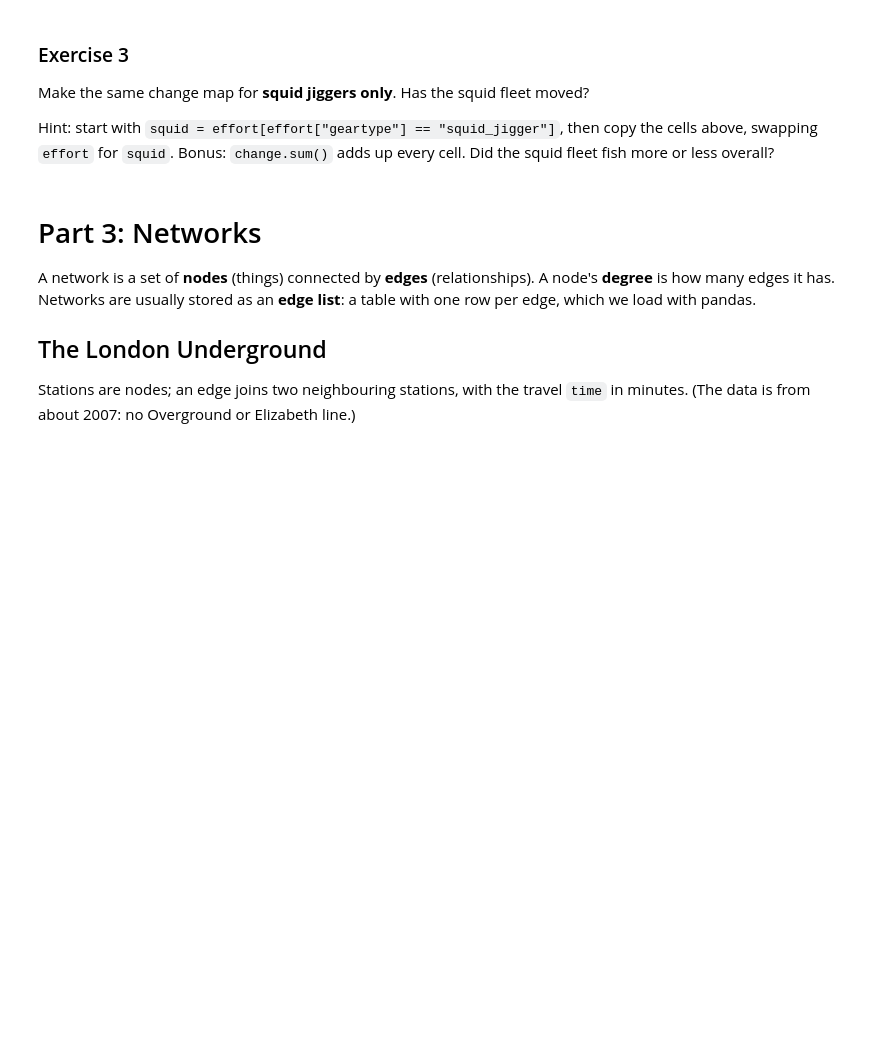
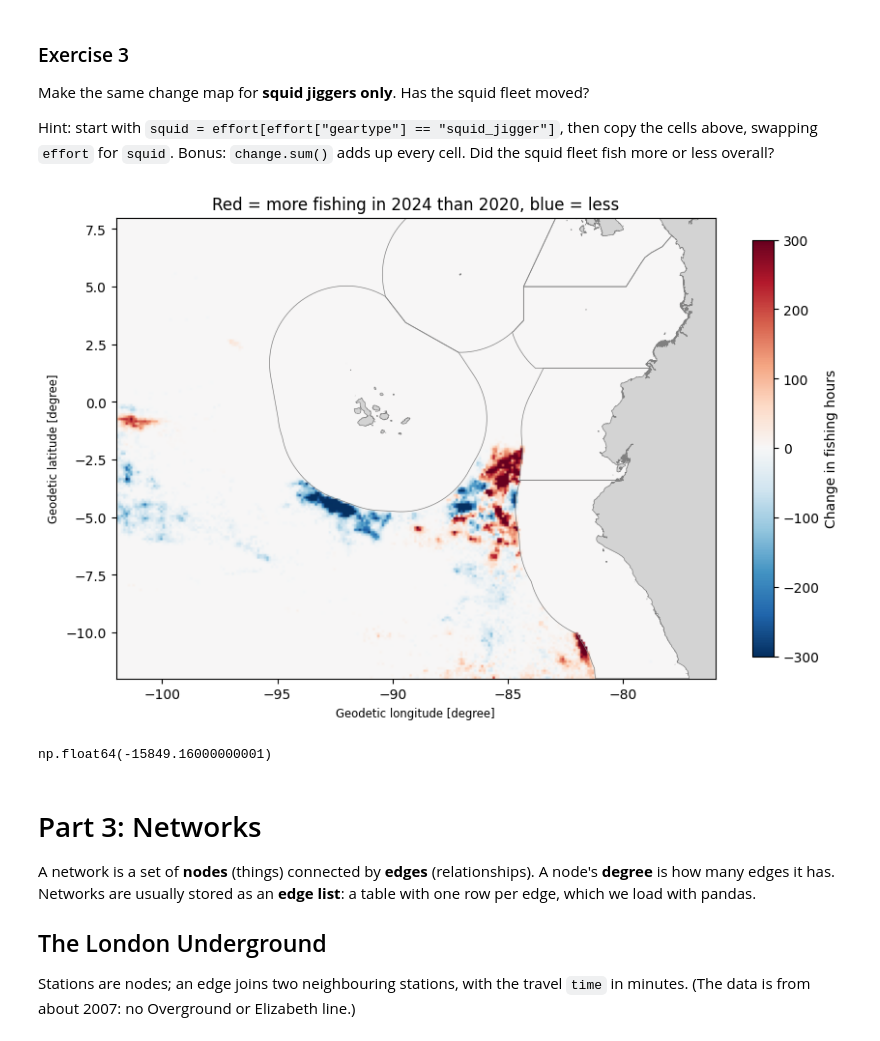
Before and after one commit to r-wingfield57/QM2, a Jupyter notebook: w03_spatial_datapersonalacutal.ipynb, the cells around one changed output. Saved outputs shown, nothing was run; the diff lists cells and outputs as text; code cells hidden in the pictures; blank space fills up the shorter version.

```diff
--- a/w03_spatial_datapersonalacutal.ipynb
+++ b/w03_spatial_datapersonalacutal.ipynb
@@ -211,3 +251,41 @@ Hint: start with `squid = effort[effort["geartype"] == "squid_jigger"]`, then co
+# %%
+squid = effort[effort["geartype"] == "squid_jigger"]
+
+EXTENT = [-102, -76, -12, 8]   # left, right, bottom, top edges of our study area (degrees)
+
+def to_raster(df, res=0.1):
+    """Add up fishing hours onto a grid of res x res degree cells. Returns a 2-D array (an image)."""
+    lon0, lon1, lat0, lat1 = EXTENT
+    grid = np.zeros((round((lat1 - lat0) / res), round((lon1 - lon0) / res)))
+    row = ((df["lat"] - lat0) // res).astype(int)
+    col = ((df["lon"] - lon0) // res).astype(int)
+    np.add.at(grid, (row, col), df["fishing_hours"])
+    return grid
+
+def show_raster(grid, title, change=False):
+    """Draw a raster with EEZ boundaries. change=True uses a red/blue scale for differences."""
+    fig, ax = plt.subplots(figsize=(10, 8))
+    if change:
+        im = ax.imshow(grid, origin="lower", extent=EXTENT, cmap="RdBu_r", vmin=-300, vmax=300)
+        label = "Change in fishing hours"
+    else:
+        im = ax.imshow(np.log10(grid + 1), origin="lower", extent=EXTENT, cmap="magma")
+        label = "log10(fishing hours + 1)"
+    eez.boundary.plot(ax=ax, color="grey", linewidth=0.5)
+    land.plot(ax=ax, color="lightgrey")
+    plt.colorbar(im, label=label, shrink=0.7)
+    ax.set_title(title)
+    plt.show()
+
+r24 = to_raster(squid[squid["year"] == 2024])
+r20 = to_raster(squid[squid["year"] == 2020])
+change = r24 - r20
+
+show_raster(change, "Red = more fishing in 2024 than 2020, blue = less", change=True)
+change.sum()
+# %% [output]
+[figure, added]
+np.float64(-15849.16000000001)
 # %% [markdown]
 # Part 3: Networks
 
```
Also changed, not shown: parts of 11 cells of this notebook.
